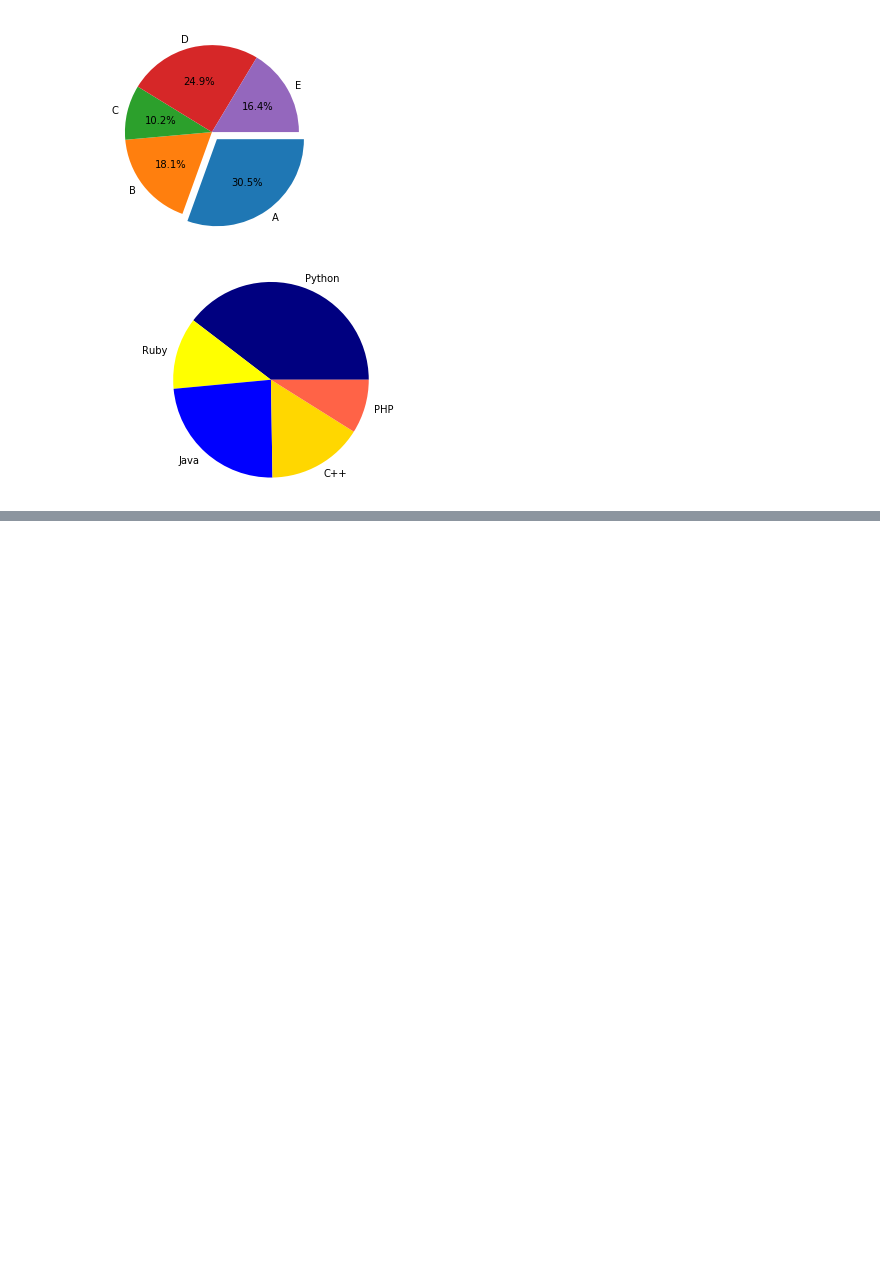
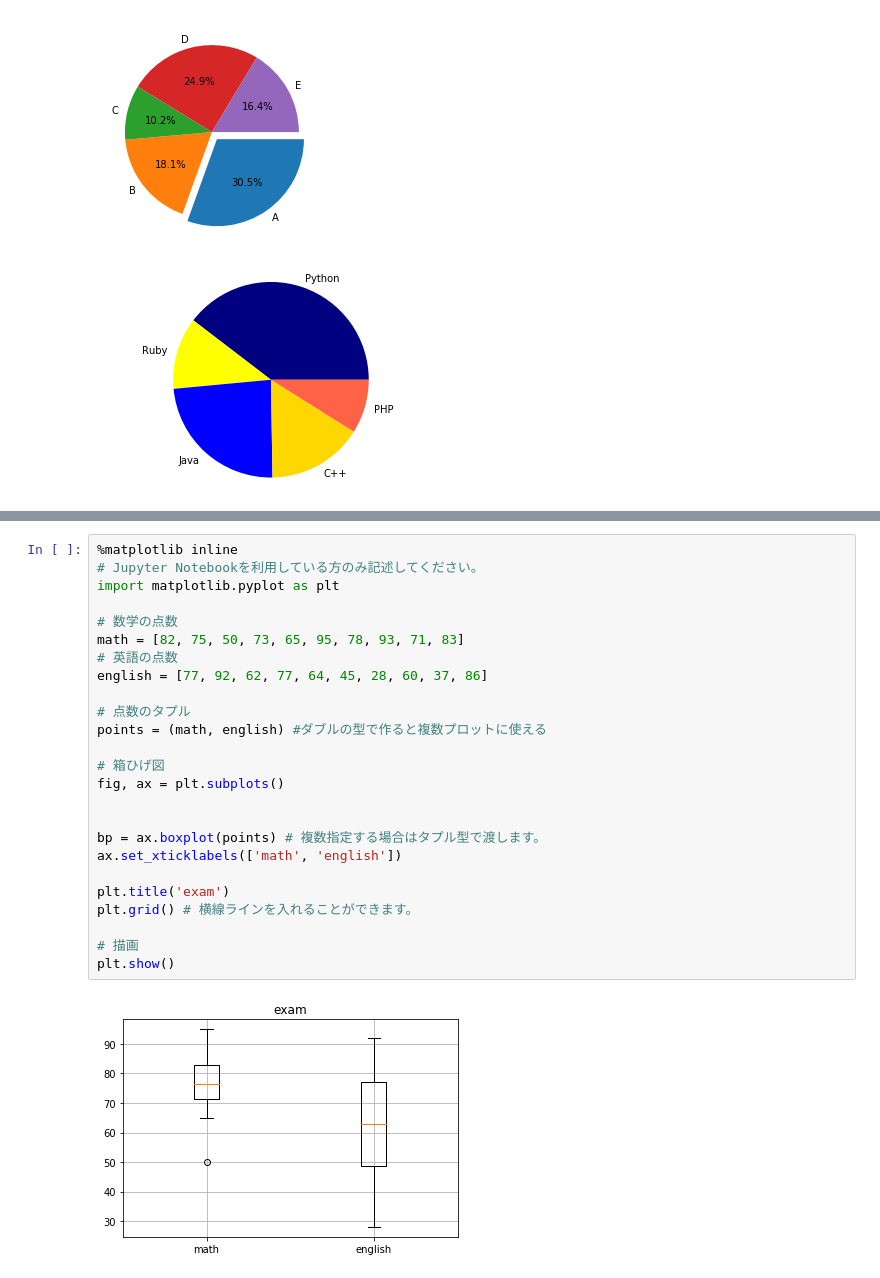
Before and after one commit to sasakurai/hajimetenoAI, a Jupyter notebook: Aiacademy_sample.ipynb, the cells around one changed output, grey strips where cells are left out. Cells and saved outputs as stored; diff of their text form; blank space fills up the shorter version.

```diff
--- a/Aiacademy_sample.ipynb
+++ b/Aiacademy_sample.ipynb
@@ -674,0 +710,27 @@ plt.show()
+# %%
+%matplotlib inline
+# Jupyter Notebookを利用している方のみ記述してください。
+import matplotlib.pyplot as plt
+
+# 数学の点数
+math = [82, 75, 50, 73, 65, 95, 78, 93, 71, 83]
+# 英語の点数
+english = [77, 92, 62, 77, 64, 45, 28, 60, 37, 86]
+
+# 点数のタプル
+points = (math, english) #ダブルの型で作ると複数プロットに使える
+
+# 箱ひげ図
+fig, ax = plt.subplots()
+
+
+bp = ax.boxplot(points) # 複数指定する場合はタプル型で渡します。
+ax.set_xticklabels(['math', 'english'])
+
+plt.title('exam')
+plt.grid() # 横線ラインを入れることができます。
+
+# 描画
+plt.show()
+# %% [output]
+[figure, added]
```
Also changed, not shown: parts of 3 cells of this notebook.
